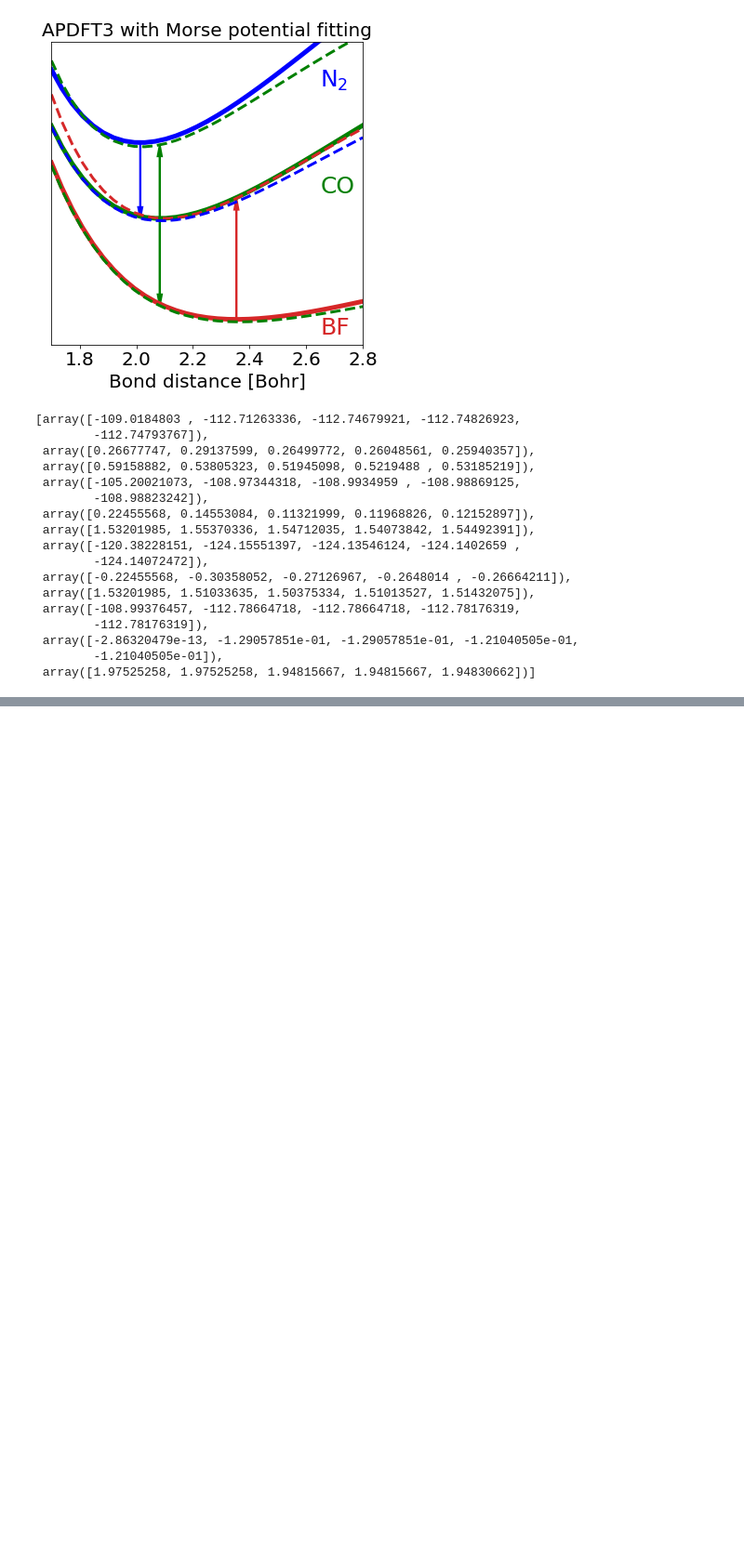
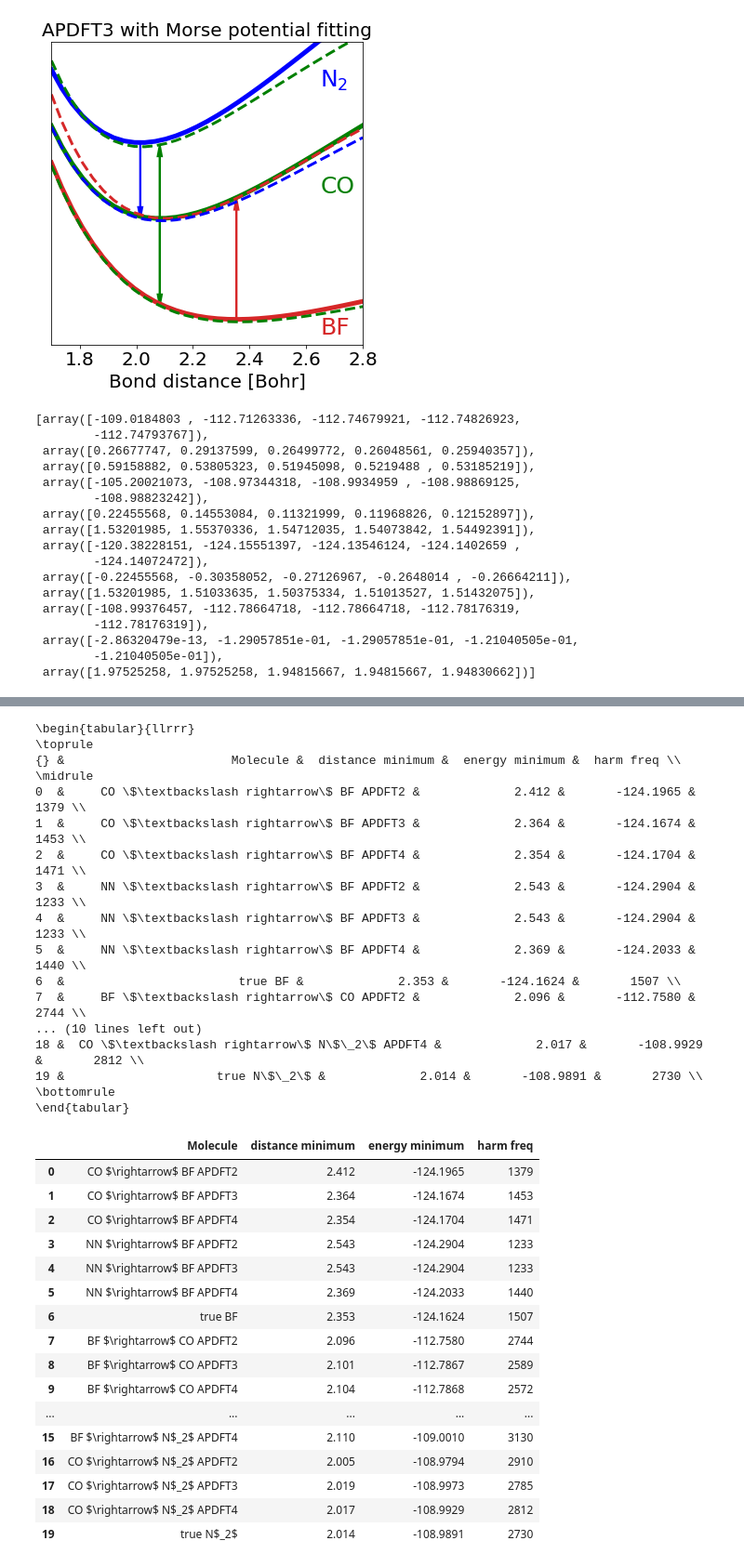
Before and after one commit to ferchault/APDFT, a Jupyter notebook: prototyping/hessian/AAFF/3_Example_of_geom_relax/Diatomics_AF_Morse3.ipynb, the cells around one changed output, grey strips where cells are left out. Shown: that part at 93% size. Drawn from its saved outputs; the diff is of its cells as text; code cells hidden in the pictures; blank space fills up the shorter version.

```diff
--- a/prototyping/hessian/AAFF/3_Example_of_geom_relax/Diatomics_AF_Morse3.ipynb
+++ b/prototyping/hessian/AAFF/3_Example_of_geom_relax/Diatomics_AF_Morse3.ipynb
@@ -500 +556,40 @@ len(predictions)
+# %%
+df=pd.DataFrame(q)
+print(pd.DataFrame(q).to_latex())
+df
+# %% [output]
+\begin{tabular}{llrrr}
+\toprule
+{} &                       Molecule &  distance minimum &  energy minimum &  harm freq \\
+\midrule
+0  &     CO \$\textbackslash rightarrow\$ BF APDFT2 &             2.412 &       -124.1965 &       1379 \\
+1  &     CO \$\textbackslash rightarrow\$ BF APDFT3 &             2.364 &       -124.1674 &       1453 \\
+2  &     CO \$\textbackslash rightarrow\$ BF APDFT4 &             2.354 &       -124.1704 &       1471 \\
+3  &     NN \$\textbackslash rightarrow\$ BF APDFT2 &             2.543 &       -124.2904 &       1233 \\
+4  &     NN \$\textbackslash rightarrow\$ BF APDFT3 &             2.543 &       -124.2904 &       1233 \\
+5  &     NN \$\textbackslash rightarrow\$ BF APDFT4 &             2.369 &       -124.2033 &       1440 \\
+6  &                        true BF &             2.353 &       -124.1624 &       1507 \\
+7  &     BF \$\textbackslash rightarrow\$ CO APDFT2 &             2.096 &       -112.7580 &       2744 \\
+... (10 lines left out)
+18 &  CO \$\textbackslash rightarrow\$ N\$\_2\$ APDFT4 &             2.017 &       -108.9929 &       2812 \\
+19 &                     true N\$\_2\$ &             2.014 &       -108.9891 &       2730 \\
+\bottomrule
+\end{tabular}
+|  | Molecule | distance minimum | energy minimum | harm freq |
+| 0 | CO $\rightarrow$ BF APDFT2 | 2.412 | -124.1965 | 1379 |
+| 1 | CO $\rightarrow$ BF APDFT3 | 2.364 | -124.1674 | 1453 |
+| 2 | CO $\rightarrow$ BF APDFT4 | 2.354 | -124.1704 | 1471 |
+| 3 | NN $\rightarrow$ BF APDFT2 | 2.543 | -124.2904 | 1233 |
+| 4 | NN $\rightarrow$ BF APDFT3 | 2.543 | -124.2904 | 1233 |
+| 5 | NN $\rightarrow$ BF APDFT4 | 2.369 | -124.2033 | 1440 |
+| 6 | true BF | 2.353 | -124.1624 | 1507 |
+| 7 | BF $\rightarrow$ CO APDFT2 | 2.096 | -112.7580 | 2744 |
+| 8 | BF $\rightarrow$ CO APDFT3 | 2.101 | -112.7867 | 2589 |
+| 9 | BF $\rightarrow$ CO APDFT4 | 2.104 | -112.7868 | 2572 |
+| ... | ... | ... | ... | ... |
+| 15 | BF $\rightarrow$ N$_2$ APDFT4 | 2.110 | -109.0010 | 3130 |
+| 16 | CO $\rightarrow$ N$_2$ APDFT2 | 2.005 | -108.9794 | 2910 |
+| 17 | CO $\rightarrow$ N$_2$ APDFT3 | 2.019 | -108.9973 | 2785 |
+| 18 | CO $\rightarrow$ N$_2$ APDFT4 | 2.017 | -108.9929 | 2812 |
+| 19 | true N$_2$ | 2.014 | -108.9891 | 2730 |
 # %%
```
Also changed, not shown: parts of 21 cells of this notebook, 15 other files.
